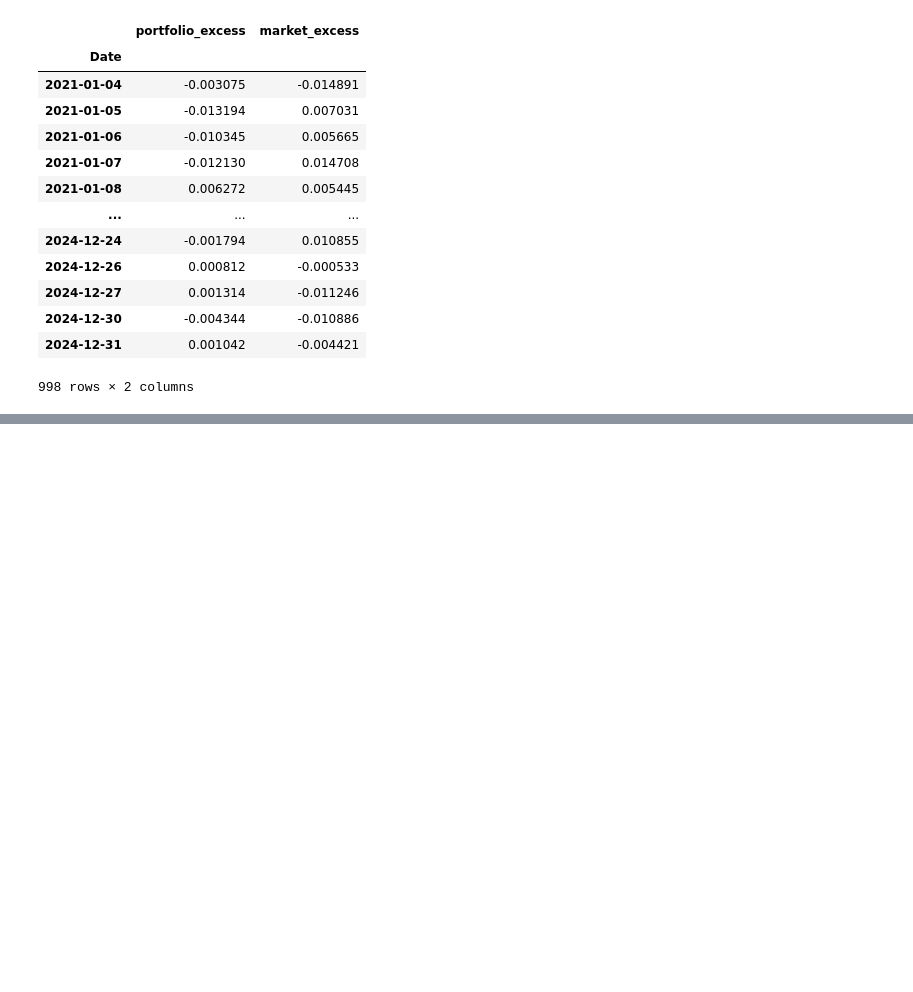
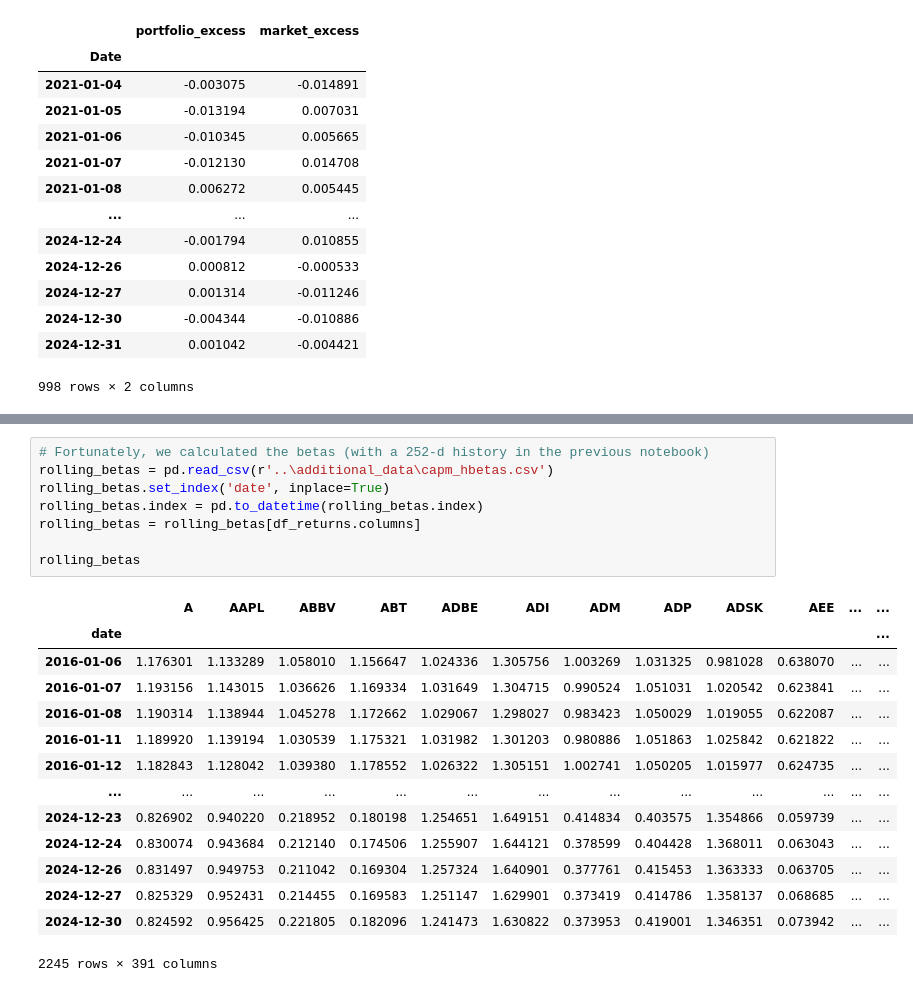
Before and after one commit to dmitrygoryunov2000/DTQ-Portfolio_Management_Course, a Jupyter notebook: Module 4 - CAPM/Notebook4.4.ipynb, the cells around one changed output, grey strips where cells are left out. Cells and saved outputs as stored; diff of their text form; blank space fills up the shorter version.

```diff
--- a/Module 4 - CAPM/Notebook4.4.ipynb
+++ b/Module 4 - CAPM/Notebook4.4.ipynb
@@ -441,0 +487,23 @@ Notes:
+# %%
+# Fortunately, we calculated the betas (with a 252-d history in the previous notebook)
+rolling_betas = pd.read_csv(r'..\additional_data\capm_hbetas.csv')
+rolling_betas.set_index('date', inplace=True)
+rolling_betas.index = pd.to_datetime(rolling_betas.index)
+rolling_betas = rolling_betas[df_returns.columns]
+
+rolling_betas
+# %% [output]
+|  | A | AAPL | ABBV | ABT | ADBE | ADI | ADM | ADP | ADSK | AEE | ... | ... |
+| date |  |  |  |  |  |  |  |  |  |  |  | ... |
+| 2016-01-06 | 1.176301 | 1.133289 | 1.058010 | 1.156647 | 1.024336 | 1.305756 | 1.003269 | 1.031325 | 0.981028 | 0.638070 | ... | ... |
+| 2016-01-07 | 1.193156 | 1.143015 | 1.036626 | 1.169334 | 1.031649 | 1.304715 | 0.990524 | 1.051031 | 1.020542 | 0.623841 | ... | ... |
+| 2016-01-08 | 1.190314 | 1.138944 | 1.045278 | 1.172662 | 1.029067 | 1.298027 | 0.983423 | 1.050029 | 1.019055 | 0.622087 | ... | ... |
+| 2016-01-11 | 1.189920 | 1.139194 | 1.030539 | 1.175321 | 1.031982 | 1.301203 | 0.980886 | 1.051863 | 1.025842 | 0.621822 | ... | ... |
+| 2016-01-12 | 1.182843 | 1.128042 | 1.039380 | 1.178552 | 1.026322 | 1.305151 | 1.002741 | 1.050205 | 1.015977 | 0.624735 | ... | ... |
+| ... | ... | ... | ... | ... | ... | ... | ... | ... | ... | ... | ... | ... |
+| 2024-12-23 | 0.826902 | 0.940220 | 0.218952 | 0.180198 | 1.254651 | 1.649151 | 0.414834 | 0.403575 | 1.354866 | 0.059739 | ... | ... |
+| 2024-12-24 | 0.830074 | 0.943684 | 0.212140 | 0.174506 | 1.255907 | 1.644121 | 0.378599 | 0.404428 | 1.368011 | 0.063043 | ... | ... |
+| 2024-12-26 | 0.831497 | 0.949753 | 0.211042 | 0.169304 | 1.257324 | 1.640901 | 0.377761 | 0.415453 | 1.363333 | 0.063705 | ... | ... |
+| 2024-12-27 | 0.825329 | 0.952431 | 0.214455 | 0.169583 | 1.251147 | 1.629901 | 0.373419 | 0.414786 | 1.358137 | 0.068685 | ... | ... |
+| 2024-12-30 | 0.824592 | 0.956425 | 0.221805 | 0.182096 | 1.241473 | 1.630822 | 0.373953 | 0.419001 | 1.346351 | 0.073942 | ... | ... |
+2245 rows × 391 columns
```
Also changed, not shown: parts of 7 cells of this notebook.
